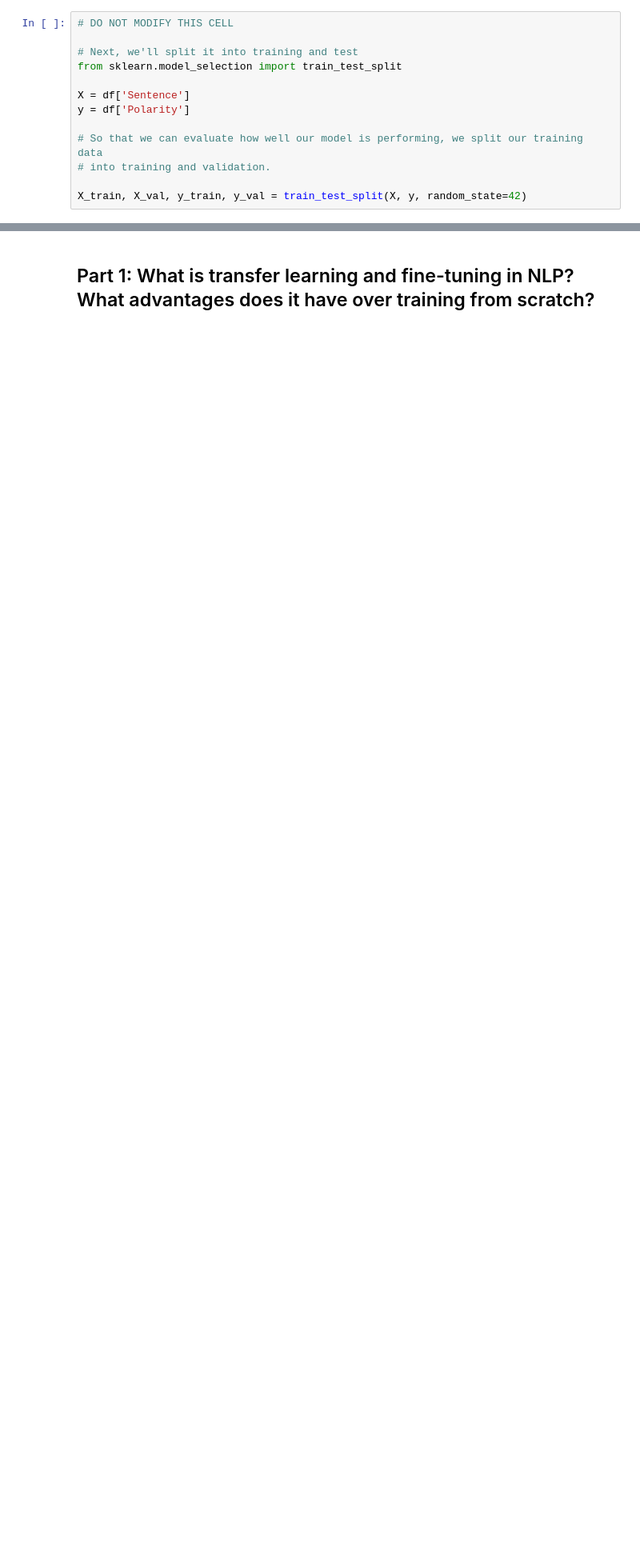
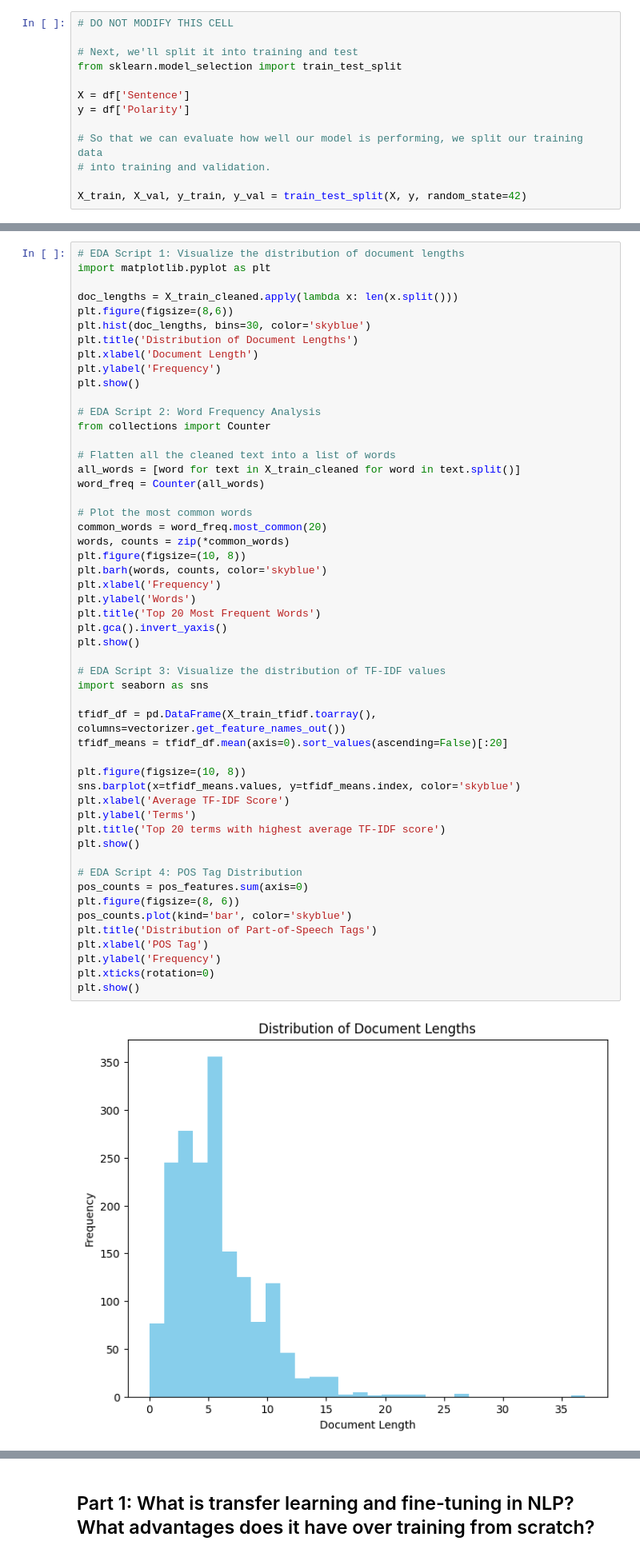
Before and after one commit to hellojohnkim/mmai891, a Jupyter notebook: 24_891_JohnKim.ipynb, the cells around one changed output, grey strips where cells are left out. Shown at 80% size. Drawn from its saved outputs; the diff is of its cells as text; blank space fills up the shorter version.

```diff
--- a/24_891_JohnKim.ipynb
+++ b/24_891_JohnKim.ipynb
@@ -220,0 +159,54 @@ Use your favorite shallow ML algorithm (such as decision trees, KNN, random fore
+# %%
+# EDA Script 1: Visualize the distribution of document lengths
+import matplotlib.pyplot as plt
+
+doc_lengths = X_train_cleaned.apply(lambda x: len(x.split()))
+plt.figure(figsize=(8,6))
+plt.hist(doc_lengths, bins=30, color='skyblue')
+plt.title('Distribution of Document Lengths')
+plt.xlabel('Document Length')
+plt.ylabel('Frequency')
+plt.show()
+
+# EDA Script 2: Word Frequency Analysis
+from collections import Counter
+
+# Flatten all the cleaned text into a list of words
+all_words = [word for text in X_train_cleaned for word in text.split()]
+word_freq = Counter(all_words)
+
+# Plot the most common words
+common_words = word_freq.most_common(20)
+words, counts = zip(*common_words)
+plt.figure(figsize=(10, 8))
+plt.barh(words, counts, color='skyblue')
+plt.xlabel('Frequency')
+plt.ylabel('Words')
+plt.title('Top 20 Most Frequent Words')
+plt.gca().invert_yaxis()
+plt.show()
+
+# EDA Script 3: Visualize the distribution of TF-IDF values
+import seaborn as sns
+
+tfidf_df = pd.DataFrame(X_train_tfidf.toarray(), columns=vectorizer.get_feature_names_out())
+tfidf_means = tfidf_df.mean(axis=0).sort_values(ascending=False)[:20]
+
+plt.figure(figsize=(10, 8))
+sns.barplot(x=tfidf_means.values, y=tfidf_means.index, color='skyblue')
+plt.xlabel('Average TF-IDF Score')
+plt.ylabel('Terms')
+plt.title('Top 20 terms with highest average TF-IDF score')
+plt.show()
+
+# EDA Script 4: POS Tag Distribution
+pos_counts = pos_features.sum(axis=0)
+plt.figure(figsize=(8, 6))
+pos_counts.plot(kind='bar', color='skyblue')
+plt.title('Distribution of Part-of-Speech Tags')
+plt.xlabel('POS Tag')
+plt.ylabel('Frequency')
+plt.xticks(rotation=0)
+plt.show()
+# %% [output]
+[figure, added]
```
Also changed, not shown: parts of 54 cells of this notebook.
